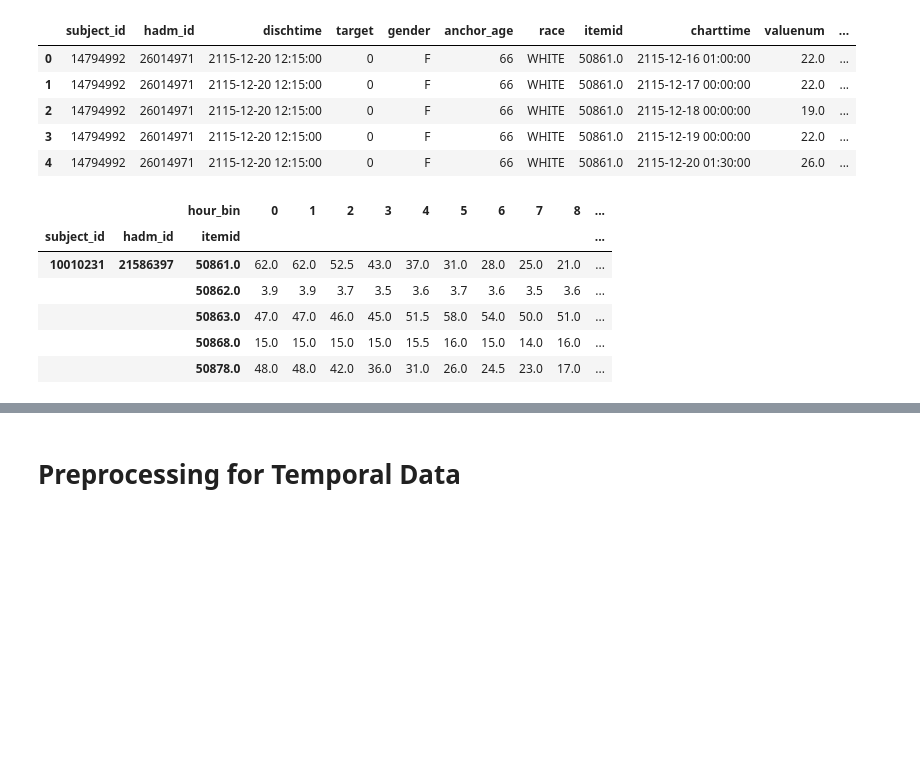
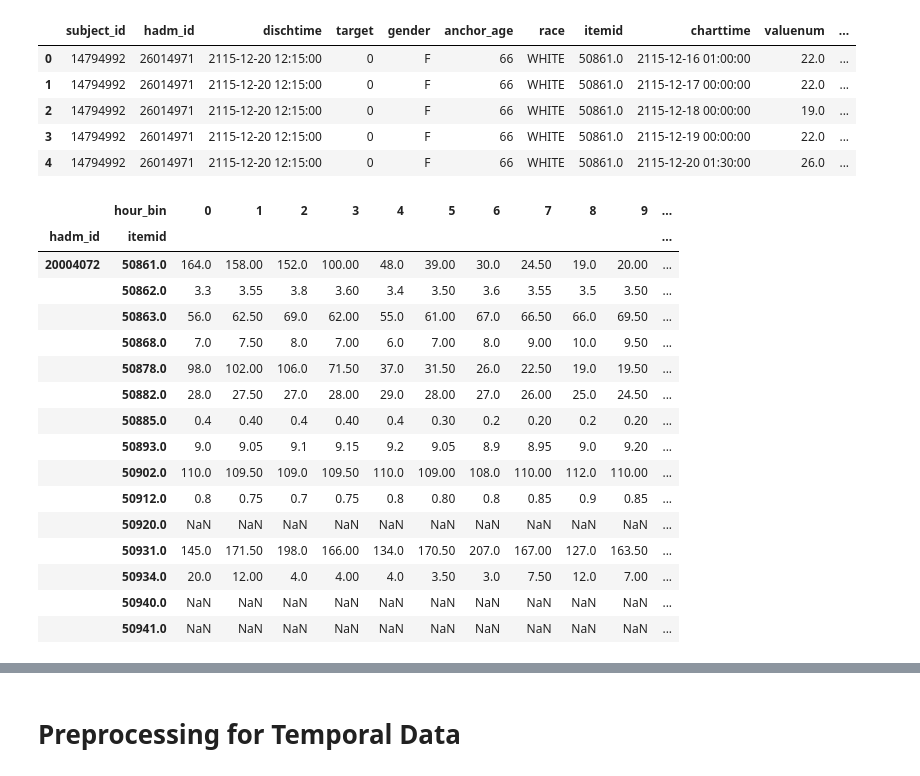
Before and after one commit to Crazz-Zaac/informative-missingness, a Jupyter notebook: project/notebooks/exp_2025.ipynb, the cells around one changed output, grey strips where cells are left out. Drawn from its saved outputs; the diff is of its cells as text; code cells hidden in the pictures; blank space fills up the shorter version.

```diff
--- a/project/notebooks/exp_2025.ipynb
+++ b/project/notebooks/exp_2025.ipynb
@@ -230,15 +225,15 @@ sup_extracted_df.head()
 # %%
-df = patient_data_df.copy()
-df = df.dropna(subset=["charttime", "dischtime"])
-df["charttime"] = pd.to_datetime(df["charttime"])
-df["dischtime"] = pd.to_datetime(df["dischtime"])
+patient_df = patient_data_df.copy()
+patient_df = patient_df.dropna(subset=["charttime", "dischtime"])
+patient_df["charttime"] = pd.to_datetime(patient_df["charttime"])
+patient_df["dischtime"] = pd.to_datetime(patient_df["dischtime"])
 
-delta = df["dischtime"] - df["charttime"]
+delta = patient_df["dischtime"] - patient_df["charttime"]
 
-df["minute"] = (delta.dt.total_seconds() // 60).astype(int)
-df["hour"] = (delta.dt.total_seconds() // 3600).astype(int)
-df["day"] = (delta.dt.total_seconds() // (3600 * 24)).astype(int)
-df.head()
+patient_df["minute"] = (delta.dt.total_seconds() // 60).astype(int)
+patient_df["hour"] = (delta.dt.total_seconds() // 3600).astype(int)
+patient_df["day"] = (delta.dt.total_seconds() // (3600 * 24)).astype(int)
+patient_df.head()
 # %% [output]
 |  | subject_id | hadm_id | dischtime | target | gender | anchor_age | race | itemid | charttime | valuenum | ... |
 | 0 | 14794992 | 26014971 | 2115-12-20 12:15:00 | 0 | F | 66 | WHITE | 50861.0 | 2115-12-16 01:00:00 | 22.0 | ... |
@@ -247,13 +242,13 @@ df.head()
 | 3 | 14794992 | 26014971 | 2115-12-20 12:15:00 | 0 | F | 66 | WHITE | 50861.0 | 2115-12-19 00:00:00 | 22.0 | ... |
 | 4 | 14794992 | 26014971 | 2115-12-20 12:15:00 | 0 | F | 66 | WHITE | 50861.0 | 2115-12-20 01:30:00 | 26.0 | ... |
 # %%
-df["hour_bin"] = (df["hour"] // 12).astype(int)
-ts = (
-    df
-    .groupby(["subject_id", "hadm_id", "itemid","hour_bin"])["valuenum"]
+# patient_df["hour_bin"] = (patient_df["hour"] // 12).astype(int)
+patient_df = patient_df[(patient_df["hour_bin"] >= 0) & (patient_df["hour_bin"] < 14)]
+patient_ts = (
+    patient_df.groupby(["hadm_id", "itemid", "hour_bin"])["valuenum"]  # "subject_id"
     .mean()
-    .unstack(level=-1)
-    .interpolate(method='linear', axis=1)
+    .unstack("hour_bin")
+    .interpolate(method="linear", axis=1)
     .ffill(axis=1)
     .bfill(axis=1)
 )
@@ -267,13 +266,23 @@ df.head()
 | 3 | 14794992 | 26014971 | 2115-12-20 12:15:00 | 0 | F | 66 | WHITE | 50861.0 | 2115-12-19 00:00:00 | 22.0 | ... |
 | 4 | 14794992 | 26014971 | 2115-12-20 12:15:00 | 0 | F | 66 | WHITE | 50861.0 | 2115-12-20 01:30:00 | 26.0 | ... |
 # %%
-ts.head()
+patient_ts.head(15)
 # %% [output]
-|  |  | hour_bin | 0 | 1 | 2 | 3 | 4 | 5 | 6 | 7 | 8 | ... |
-| subject_id | hadm_id | itemid |  |  |  |  |  |  |  |  |  | ... |
-| 10010231 | 21586397 | 50861.0 | 62.0 | 62.0 | 52.5 | 43.0 | 37.0 | 31.0 | 28.0 | 25.0 | 21.0 | ... |
-|  |  | 50862.0 | 3.9 | 3.9 | 3.7 | 3.5 | 3.6 | 3.7 | 3.6 | 3.5 | 3.6 | ... |
-|  |  | 50863.0 | 47.0 | 47.0 | 46.0 | 45.0 | 51.5 | 58.0 | 54.0 | 50.0 | 51.0 | ... |
-|  |  | 50868.0 | 15.0 | 15.0 | 15.0 | 15.0 | 15.5 | 16.0 | 15.0 | 14.0 | 16.0 | ... |
-|  |  | 50878.0 | 48.0 | 48.0 | 42.0 | 36.0 | 31.0 | 26.0 | 24.5 | 23.0 | 17.0 | ... |
+|  | hour_bin | 0 | 1 | 2 | 3 | 4 | 5 | 6 | 7 | 8 | 9 | ... |
+| hadm_id | itemid |  |  |  |  |  |  |  |  |  |  | ... |
+| 20004072 | 50861.0 | 164.0 | 158.00 | 152.0 | 100.00 | 48.0 | 39.00 | 30.0 | 24.50 | 19.0 | 20.00 | ... |
+|  | 50862.0 | 3.3 | 3.55 | 3.8 | 3.60 | 3.4 | 3.50 | 3.6 | 3.55 | 3.5 | 3.50 | ... |
+|  | 50863.0 | 56.0 | 62.50 | 69.0 | 62.00 | 55.0 | 61.00 | 67.0 | 66.50 | 66.0 | 69.50 | ... |
+|  | 50868.0 | 7.0 | 7.50 | 8.0 | 7.00 | 6.0 | 7.00 | 8.0 | 9.00 | 10.0 | 9.50 | ... |
+|  | 50878.0 | 98.0 | 102.00 | 106.0 | 71.50 | 37.0 | 31.50 | 26.0 | 22.50 | 19.0 | 19.50 | ... |
+|  | 50882.0 | 28.0 | 27.50 | 27.0 | 28.00 | 29.0 | 28.00 | 27.0 | 26.00 | 25.0 | 24.50 | ... |
+|  | 50885.0 | 0.4 | 0.40 | 0.4 | 0.40 | 0.4 | 0.30 | 0.2 | 0.20 | 0.2 | 0.20 | ... |
+|  | 50893.0 | 9.0 | 9.05 | 9.1 | 9.15 | 9.2 | 9.05 | 8.9 | 8.95 | 9.0 | 9.20 | ... |
+|  | 50902.0 | 110.0 | 109.50 | 109.0 | 109.50 | 110.0 | 109.00 | 108.0 | 110.00 | 112.0 | 110.00 | ... |
+|  | 50912.0 | 0.8 | 0.75 | 0.7 | 0.75 | 0.8 | 0.80 | 0.8 | 0.85 | 0.9 | 0.85 | ... |
+|  | 50920.0 | NaN | NaN | NaN | NaN | NaN | NaN | NaN | NaN | NaN | NaN | ... |
+|  | 50931.0 | 145.0 | 171.50 | 198.0 | 166.00 | 134.0 | 170.50 | 207.0 | 167.00 | 127.0 | 163.50 | ... |
+|  | 50934.0 | 20.0 | 12.00 | 4.0 | 4.00 | 4.0 | 3.50 | 3.0 | 7.50 | 12.0 | 7.00 | ... |
+|  | 50940.0 | NaN | NaN | NaN | NaN | NaN | NaN | NaN | NaN | NaN | NaN | ... |
+|  | 50941.0 | NaN | NaN | NaN | NaN | NaN | NaN | NaN | NaN | NaN | NaN | ... |
 # %%
```
Also changed, not shown: parts of 23 cells of this notebook, 4 other files.
